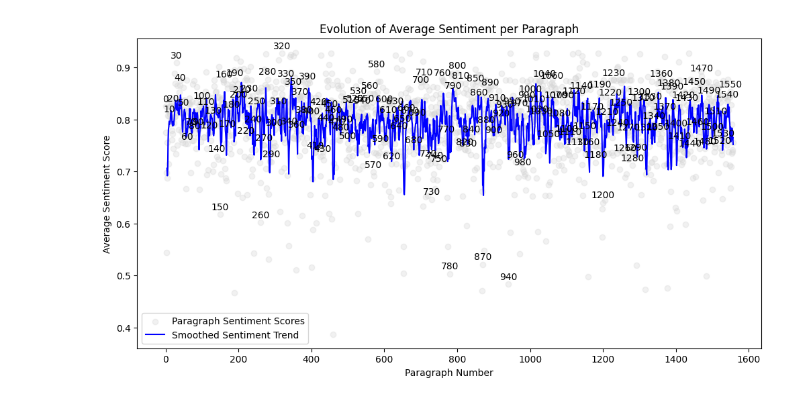
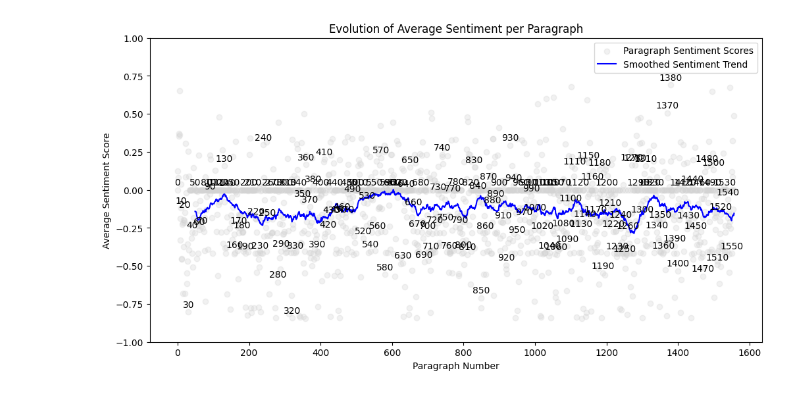
Before and after one commit to OdysseusPolymetis/enssib_class, a Jupyter notebook: 5_sentiment_analysis.ipynb, the cells around one changed output. Cells and saved outputs as stored; diff of their text form; code cells hidden in the pictures.

```diff
--- a/5_sentiment_analysis.ipynb
+++ b/5_sentiment_analysis.ipynb
@@ -29,3 +16,13 @@ sentiment_pipe(data)
+# %%
+# Utilisation de CUDA
+device = torch.device("cuda" if torch.cuda.is_available() else "cpu")
+
+# Initialisation du pipeline avec le modèle en utilisant CUDA
+sentiment_pipe = pipeline(
+    "text-classification",
+    model="ac0hik/Sentiment_Analysis_French",
+    device=0 if torch.cuda.is_available() else -1
+)
 # %%
 !wget https://raw.githubusercontent.com/ebalzac/FC/refs/heads/gh-pages/balzac-22-FC-pere-goriot.xml
 # %%
@@ -53,8 +51,0 @@ len(paragraphs)
-# %%
-paragraph_sentiments = []
-for paragraph in paragraphs:
-  sentence_scores = []
-  for sentence in paragraph:
-    sentiment = sentiment_pipe(sentence)[0]
-    sentence_scores.append(sentiment['score'])
-  paragraph_sentiments.append(np.mean(sentence_scores))
@@ -61,27 +114,26 @@ for paragraph in paragraphs:
 # %%
-import matplotlib.pyplot as plt
-import numpy as np
-
-window_size = 10
+window_size = 50
 smoothed_sentiments = np.convolve(paragraph_sentiments, np.ones(window_size), 'valid') / window_size
 
 plt.figure(figsize=(12, 6))
 
 plt.scatter(range(len(paragraph_sentiments)), paragraph_sentiments, alpha=0.3, color='lightgray', label='Paragraph Sentiment Scores')
 
 plt.plot(range(window_size - 1, len(paragraph_sentiments)), smoothed_sentiments, color='blue', label='Smoothed Sentiment Trend')
 
+plt.ylim(-1, 1)
+
 plt.xlabel('Paragraph Number')
 plt.ylabel('Average Sentiment Score')
 plt.title('Evolution of Average Sentiment per Paragraph')
 plt.legend()
 
 for i, sentiment in enumerate(paragraph_sentiments):
     if i % 10 == 0:
-      plt.annotate(str(i), (i, sentiment), textcoords="offset points", xytext=(0,5), ha='center')
+        plt.annotate(str(i), (i, sentiment), textcoords="offset points", xytext=(0, 5), ha='center')
 
 plt.show()
 # %% [output]
-[figure, old version]
+[figure, new version]
 # %%
 def display_paragraphs(indices):
```
Also changed, not shown: parts of 14 cells of this notebook.
